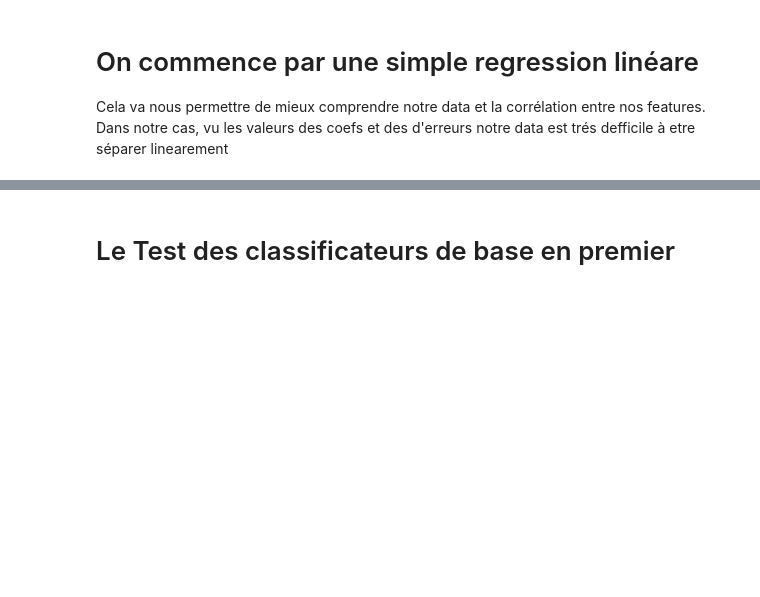
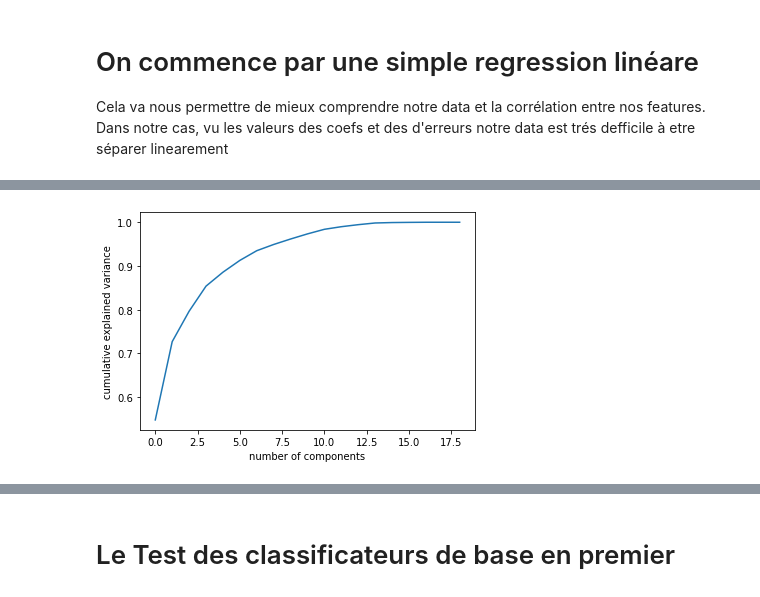
Before and after one commit to jouchaib2020/player-classifier, a Jupyter notebook: model.ipynb, the cells around one changed output, grey strips where cells are left out. Saved outputs shown, nothing was run; the diff lists cells and outputs as text; code cells hidden in the pictures; blank space fills up the shorter version.

```diff
--- a/model.ipynb
+++ b/model.ipynb
@@ -146,0 +143,6 @@ Mean squared error: 0.26
+# %%
+plt.plot(np.cumsum(pca.explained_variance_ratio_))
+plt.xlabel('number of components')
+plt.ylabel('cumulative explained variance');
+# %% [output]
+[figure, added]
```
Also changed, not shown: parts of 15 cells of this notebook.
